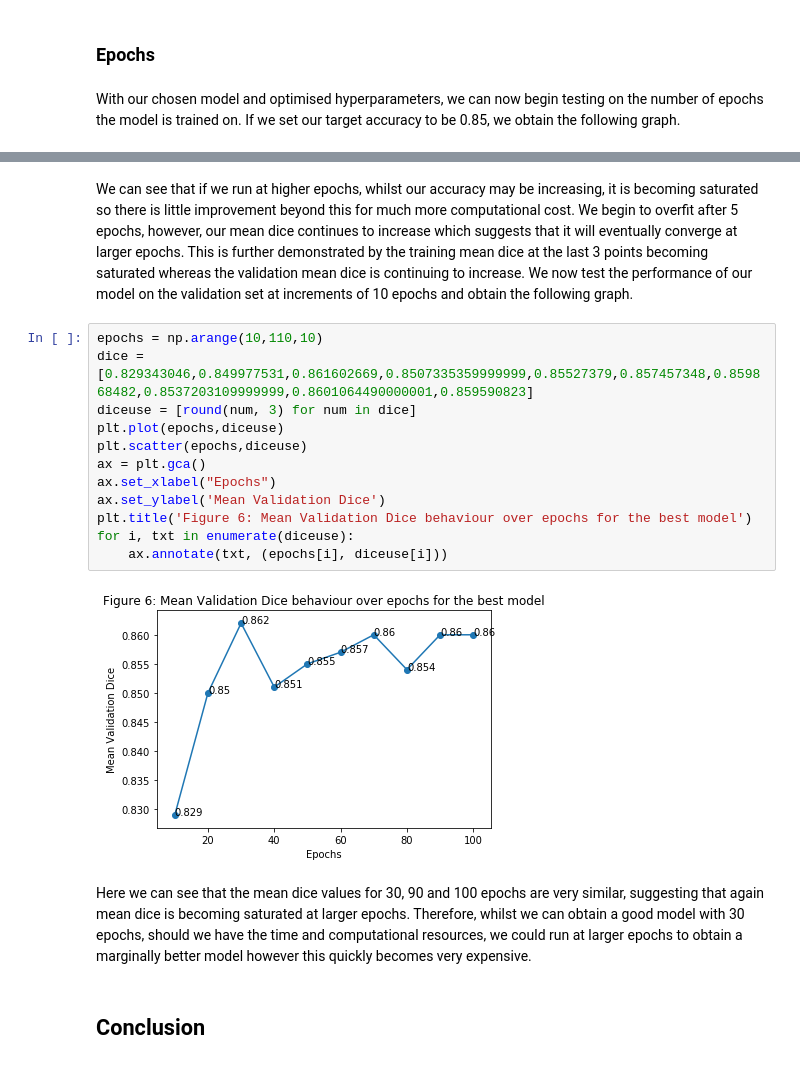
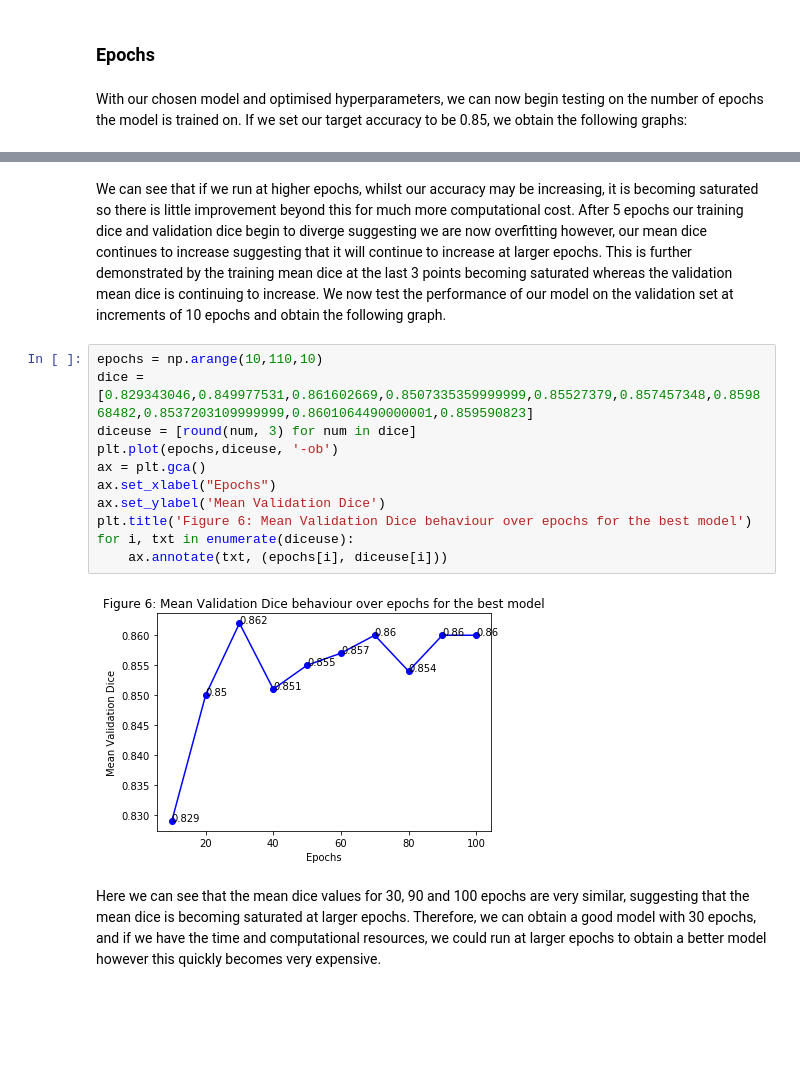
Before and after one commit to pusztayj/NeuralComp-Coursework, a Jupyter notebook: CW2/tutorial.ipynb, the cells around one changed output, grey strips where cells are left out. Saved outputs shown, nothing was run; the diff lists cells and outputs as text; blank space fills up the shorter version.

```diff
--- a/CW2/tutorial.ipynb
+++ b/CW2/tutorial.ipynb
@@ -929,27 +936,24 @@ plt.show()
 # %% [markdown]
 ### Epochs
 # %% [markdown]
-With our chosen model and optimised hyperparameters, we can now begin testing on the number of epochs the model is trained on. If we set our target accuracy to be 0.85, we obtain the following graph.
+With our chosen model and optimised hyperparameters, we can now begin testing on the number of epochs the model is trained on. If we set our target accuracy to be 0.85, we obtain the following graphs:
 # %% [markdown]
 ![jupyter](./epochsgraph.png)
 # %% [markdown]
-We can see that if we run at higher epochs, whilst our accuracy may be increasing, it is becoming saturated so there is little improvement beyond this for much more computational cost. We begin to overfit after 5 epochs, however, our mean dice continues to increase which suggests that it will eventually converge at larger epochs. This is further demonstrated by the training mean dice at the last 3 points becoming saturated whereas the validation mean dice is continuing to increase. We now test the performance of our model on the validation set at increments of 10 epochs and obtain the following graph.
+We can see that if we run at higher epochs, whilst our accuracy may be increasing, it is becoming saturated so there is little improvement beyond this for much more computational cost. After 5 epochs our training dice and validation dice begin to diverge suggesting we are now overfitting however, our mean dice continues to increase suggesting that it will continue to increase at larger epochs. This is further demonstrated by the training mean dice at the last 3 points becoming saturated whereas the validation mean dice is continuing to increase. We now test the performance of our model on the validation set at increments of 10 epochs and obtain the following graph.
 # %%
 epochs = np.arange(10,110,10)
 dice = [0.829343046,0.849977531,0.861602669,0.8507335359999999,0.85527379,0.857457348,0.859868482,0.8537203109999999,0.8601064490000001,0.859590823]
 diceuse = [round(num, 3) for num in dice]
-plt.plot(epochs,diceuse)
-plt.scatter(epochs,diceuse)
+plt.plot(epochs,diceuse, '-ob')
 ax = plt.gca()
 ax.set_xlabel("Epochs")
 ax.set_ylabel('Mean Validation Dice')
 plt.title('Figure 6: Mean Validation Dice behaviour over epochs for the best model')
 for i, txt in enumerate(diceuse):
     ax.annotate(txt, (epochs[i], diceuse[i]))
 # %% [output]
-[figure, old version]
+[figure, new version]
 # %% [markdown]
 
-Here we can see that the mean dice values for 30, 90 and 100 epochs are very similar, suggesting that again mean dice is becoming saturated at larger epochs. Therefore, whilst we can obtain a good model with 30 epochs, should we have the time and computational resources, we could run at larger epochs to obtain a marginally better model however this quickly becomes very expensive.
+Here we can see that the mean dice values for 30, 90 and 100 epochs are very similar, suggesting that the mean dice is becoming saturated at larger epochs. Therefore, we can obtain a good model with 30 epochs, and if we have the time and computational resources, we could run at larger epochs to obtain a better model however this quickly becomes very expensive.
-# %% [markdown]
-## Conclusion
```
Also changed, not shown: parts of 17 cells of this notebook.
